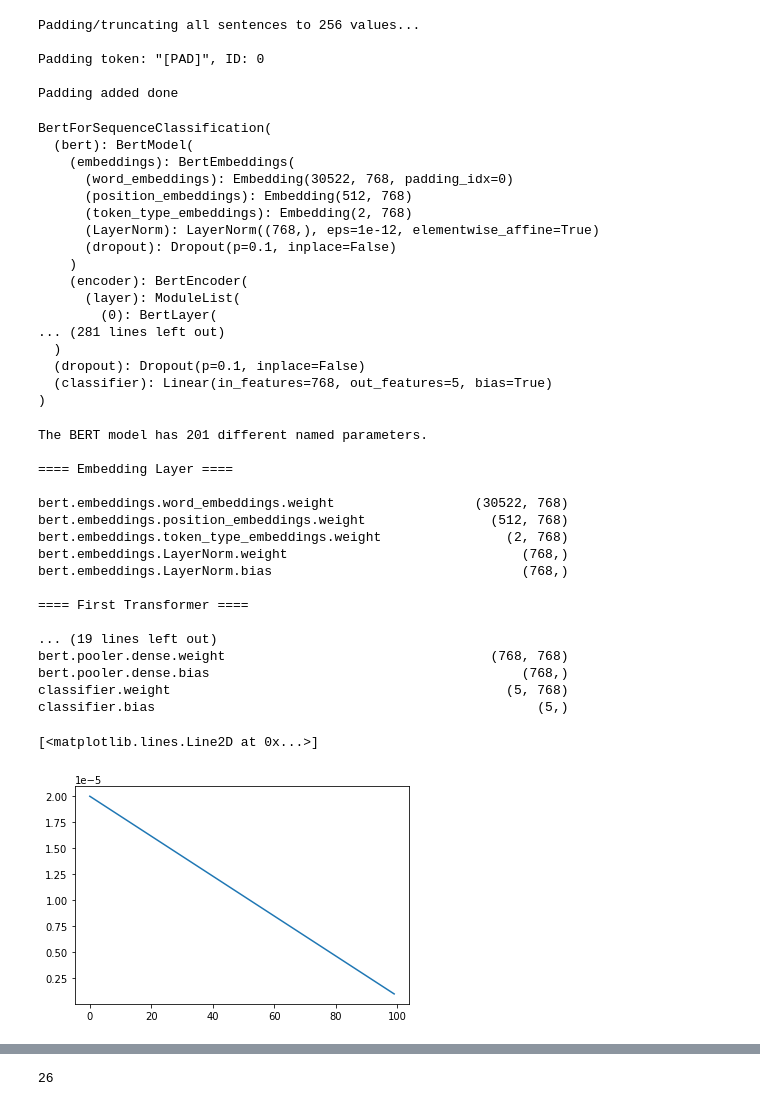
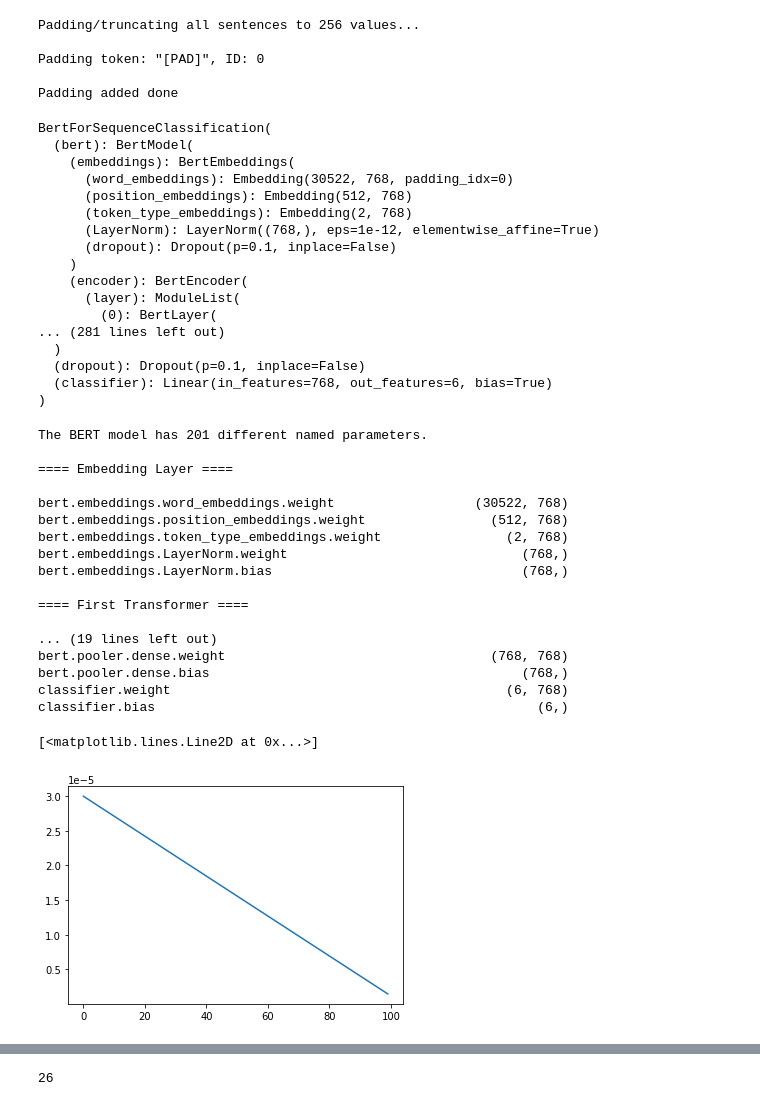
Before and after one commit to jianhui-ben/text_summarization, a Jupyter notebook: sentiment_analysis_using_BERT.ipynb, the cells around one changed output, grey strips where cells are left out. Drawn from its saved outputs; the diff is of its cells as text; code cells hidden in the pictures.

```diff
--- a/sentiment_analysis_using_BERT.ipynb
+++ b/sentiment_analysis_using_BERT.ipynb
@@ -82,8 +89,7 @@ print('\nPadding token: "{:}", ID: {:}'.format(tokenizer.pad_token, tokenizer.pa
 # as opposed to the beginning.
 input_ids=[]
 for sent in input_token_ids:
-    input_ids.append(F.pad(torch.Tensor(sent), (int((MAX_LEN-len(sent))/2)+(MAX_LEN-len(sent))%2,
-                                                int((MAX_LEN-len(sent))/2)), "constant", 0))
+    input_ids.append(F.pad(torch.tensor(sent, dtype=torch.long), (0, int(MAX_LEN-len(sent))), "constant", 0))
 print('\nPadding added done')
 # %% [output]
 Padding/truncating all sentences to 256 values...
@@ -104,7 +110,7 @@ for sent in input_ids:
     att_mask = [int(token_id > 0) for token_id in sent]
 
     # Store the attention mask for this sentence.
-    attention_masks.append(torch.Tensor(np.array(att_mask)))
+    attention_masks.append(torch.tensor(np.array(att_mask), dtype=torch.long))
 # %%
 # Use 90% for training and 10% for validation.
 train_inputs, validation_inputs, train_labels, validation_labels = train_test_split(input_ids, labels,
@@ -117,8 +123,8 @@ train_masks, validation_masks, _, _ = train_test_split(attention_masks, labels,
 train_inputs = torch.stack(train_inputs)  ##convert a list of tensors into a tensor
 validation_inputs = torch.stack(validation_inputs)
 
-train_labels = torch.Tensor(train_labels) ## convert an array to a tensor
-validation_labels = torch.Tensor(validation_labels)
+train_labels = torch.tensor(train_labels, dtype=torch.long) ## convert an array to a tensor
+validation_labels = torch.tensor(validation_labels, dtype=torch.long)
 
 train_masks = torch.stack(train_masks)
 validation_masks = torch.stack(validation_masks)
@@ -150,13 +156,14 @@ from transformers import BertForSequenceClassification, AdamW, BertConfig
 # linear classification layer on top.
 model = BertForSequenceClassification.from_pretrained(
     "bert-base-uncased", # Use the 12-layer BERT model, with an uncased vocab.
-    num_labels = 5, # The number of output labels--2 for binary classification.
+    num_labels = 6, # The number of output labels--2 for binary classification.
                     # You can increase this for multi-class tasks.
     output_attentions = False, # Whether the model returns attentions weights.
     output_hidden_states = False, # Whether the model returns all hidden-states.
 )
 
-model.cuda()
+# model.cuda() same thing
+model.to(device)
 # %% [output]
 BertForSequenceClassification(
   (bert): BertModel(
@@ -173,7 +180,7 @@ BertForSequenceClassification(
 ... (281 lines left out)
   )
   (dropout): Dropout(p=0.1, inplace=False)
-  (classifier): Linear(in_features=768, out_features=5, bias=True)
+  (classifier): Linear(in_features=768, out_features=6, bias=True)
 )
 # %%
 # Get all of the model's parameters as a list of tuples.
@@ -211,37 +218,37 @@ bert.embeddings.LayerNorm.bias                                (768,)
 ... (19 lines left out)
 bert.pooler.dense.weight                                  (768, 768)
 bert.pooler.dense.bias                                        (768,)
-classifier.weight                                           (5, 768)
-classifier.bias                                                 (5,)
+classifier.weight                                           (6, 768)
+classifier.bias                                                 (6,)
 # %%
 # For the purposes of fine-tuning, the authors recommend choosing from the following values:
 # - Batch size: 16, 32  (We chose 32 when creating our DataLoaders).
 # - Learning rate (Adam): 5e-5, 3e-5, 2e-5  (We'll use 2e-5).
 # - Number of epochs: 2, 3, 4  (We'll use 4).
 # Note: AdamW is a class from the huggingface library (as opposed to pytorch)
 #'W' stands for 'Weight Decay fix"
 optimizer = AdamW(model.parameters(),
-                  lr = 2e-5, # args.learning_rate - default is 5e-5
+                  lr = 3e-5, # args.learning_rate - default is 5e-5
                   eps =1e-8 # args.adam_epsilon  - default is 1e-8.
                 )
 
 from transformers import get_linear_schedule_with_warmup
 
 # Number of training epochs (authors recommend between 2 and 4)
 epochs = 4
 # Total number of training steps is number of batches * number of epochs.
 total_steps = len(train_dataloader) * epochs
 
 # Create the learning rate scheduler.
 scheduler = get_linear_schedule_with_warmup(optimizer,
                                             num_warmup_steps = 0, # Default value in run_glue.py
                                             num_training_steps = total_steps)
 ##plot the lrs
 lrs=[]
 for i in range(100):
     lrs.append(scheduler.get_lr())
     scheduler.step()
 plt.plot(range(100), lrs)
 # %% [output]
 [<matplotlib.lines.Line2D at 0x...>]
-[figure, old version]
+[figure, new version]
```
Also changed, not shown: parts of 16 cells of this notebook.
